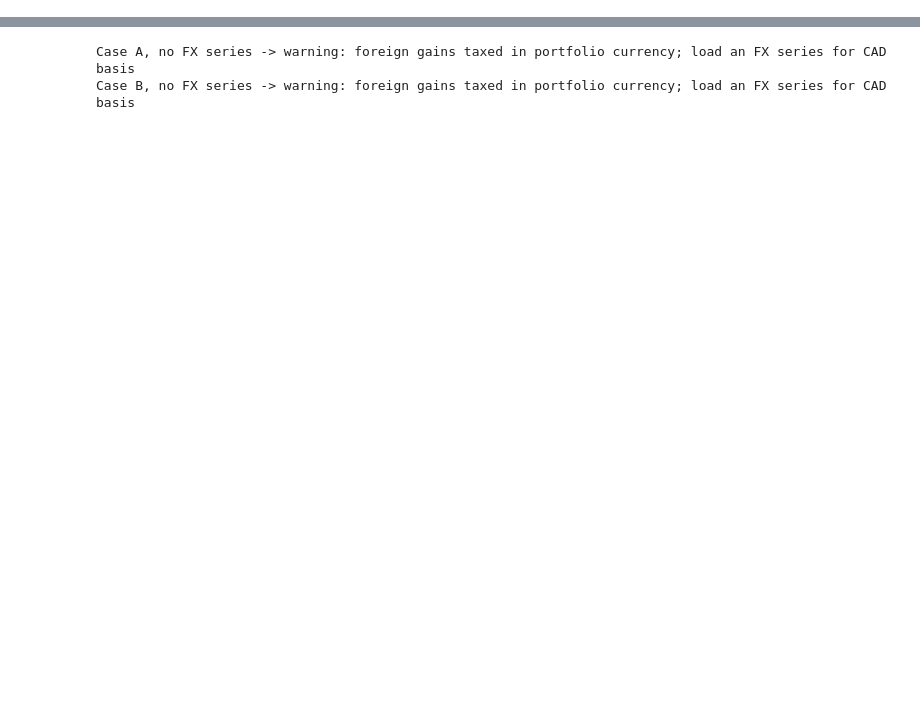
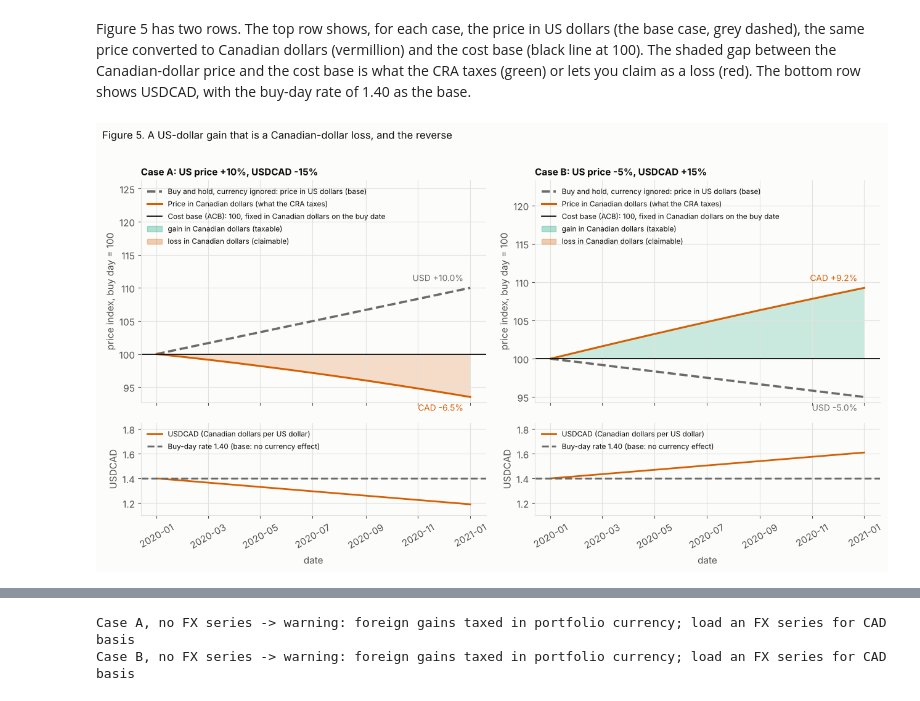
Before and after one commit to bgue/datasharing, a Jupyter notebook: screenlab/notebooks/tax_foreign_holdings.ipynb, the cells around one changed output, grey strips where cells are left out. Cells and saved outputs as stored; diff of their text form; code cells hidden in the pictures; blank space fills up the shorter version.

```diff
--- a/screenlab/notebooks/tax_foreign_holdings.ipynb
+++ b/screenlab/notebooks/tax_foreign_holdings.ipynb
@@ -362,0 +385,19 @@ If **no exchange-rate series is loaded**, the tax stage cannot convert, taxes th
+# %%
+rows = []
+for k, (usd_move, fx_move) in CASES.items():
+    for label, key in (("Buy and hold, currency ignored (US-dollar view; base)", "usd"), ("Currency counted (Canadian-dollar view; what the CRA taxes)", "cad")):
+        c3 = C3[(k, key)]
+        rows.append({"case": k, "USD price": f"{usd_move:+.0%}", "USDCAD": f"{fx_move:+.0%}", "view": label,
+                     "realized gain ($)": c3["gain"], "realized loss ($)": c3["loss"], "net gain or loss ($)": c3["net"],
+                     "capital gains tax ($)": c3["tax"], "net minus base ($)": c3["net"] - C3[(k, "usd")]["net"],
+                     "tax minus base ($)": c3["tax"] - C3[(k, "usd")]["tax"]})
+g = pd.DataFrame(rows).set_index(["case", "USD price", "USDCAD", "view"])
+print("Table 3. The taxable result of each case, with and without the currency, on $100,000")
+display(g.style.format("{:,.0f}"))
+a_cad = RES3["A"][2]["cad"].loc[2021]; b_cad = RES3["B"][2]["cad"].loc[2021]
+assert abs(a_cad["realized_losses"] - CAP * (1.10 * 0.85 - 1)) < 1e-6      # exact: 1.10 x 0.85 - 1 = -6.5%
+assert abs(b_cad["realized_gains"] - CAP * (0.95 * 1.15 - 1)) < 1e-6       # exact: 0.95 x 1.15 - 1 = +9.25%
+print(f"Case A: the US-dollar gain is +10%, the Canadian-dollar result is 1.10 x 0.85 - 1 = {1.10 * 0.85 - 1:+.2%}, "
+      f"a loss of ${-a_cad['realized_losses']:,.0f} on $100,000, and no tax.")
+print(f"Case B: the US-dollar result is -5%, the Canadian-dollar result is 0.95 x 1.15 - 1 = {0.95 * 1.15 - 1:+.2%}, "
+      f"a gain of ${b_cad['realized_gains']:,.0f}, taxed: ${b_cad['tax_capital_gains']:,.0f}.")
@@ -362,0 +414,32 @@ If **no exchange-rate series is loaded**, the tax stage cannot convert, taxes th
+# %% [markdown]
+Figure 5 has two rows. The top row shows, for each case, the price in US dollars (the base case, grey dashed), the same price converted to Canadian dollars (vermillion) and the cost base (black line at 100). The shaded gap between the Canadian-dollar price and the cost base is what the CRA taxes (green) or lets you claim as a loss (red). The bottom row shows USDCAD, with the buy-day rate of 1.40 as the base.
+# %%
+fig, axes = plt.subplots(2, 2, figsize=(13, 7.4), sharex=True, gridspec_kw=dict(height_ratios=[2.4, 1]))
+for j, (k, (usd_move, fx_move)) in enumerate(CASES.items()):
+    usd_px, fx, out = RES3[k]
+    sell = pd.Timestamp("2021-01-01"); keep = usd_px.index <= sell
+    usd_i = 100 * usd_px[keep]; cad_i = 100 * usd_px[keep] * fx[keep] / FX0
+    ax = axes[0, j]
+    ax.plot(usd_i.index, usd_i, color=GREY, lw=2.6, ls="--", label="Buy and hold, currency ignored: price in US dollars (base)")
+    ax.plot(cad_i.index, cad_i, color="#D55E00", lw=2.2, label="Price in Canadian dollars (what the CRA taxes)")
+    ax.axhline(100, color=INK, lw=1.3, label="Cost base (ACB): 100, fixed in Canadian dollars on the buy date")
+    ax.fill_between(cad_i.index, 100, cad_i, where=cad_i >= 100, color="#009E73", alpha=0.2, lw=0)
+    ax.fill_between(cad_i.index, 100, cad_i, where=cad_i < 100, color="#D55E00", alpha=0.2, lw=0)
+    ax.annotate(f"USD {usd_i.iloc[-1] - 100:+.1f}%", (sell, usd_i.iloc[-1]), xytext=(-8, 8 if usd_i.iloc[-1] >= cad_i.iloc[-1] else -16),
+                textcoords="offset points", ha="right", fontsize=10, color=GREY)
+    ax.annotate(f"CAD {cad_i.iloc[-1] - 100:+.1f}%", (sell, cad_i.iloc[-1]), xytext=(-8, -16 if usd_i.iloc[-1] >= cad_i.iloc[-1] else 8),
+                textcoords="offset points", ha="right", fontsize=10, color="#D55E00")
+    lo_, hi_ = ax.get_ylim(); ax.set_ylim(lo_, hi_ + (hi_ - lo_) * 0.85)           # headroom for the legend
+    h, l = ax.get_legend_handles_labels()
+    h += [Patch(color="#009E73", alpha=0.3, label="gain in Canadian dollars (taxable)"), Patch(color="#D55E00", alpha=0.3, label="loss in Canadian dollars (claimable)")]
+    ax.legend(handles=h, loc="upper left", fontsize=8.5)
+    ax.set_title(f"Case {k}: US price {usd_move:+.0%}, USDCAD {fx_move:+.0%}", loc="left", fontsize=11, fontweight="bold"); ax.set_ylabel("price index, buy day = 100")
+    axf = axes[1, j]
+    axf.plot(fx[keep].index, fx[keep], color="#D55E00", lw=2, label="USDCAD (Canadian dollars per US dollar)")
+    axf.axhline(FX0, color=GREY, ls="--", lw=2.2, label="Buy-day rate 1.40 (base: no currency effect)")
+    axf.set_ylabel("USDCAD"); axf.set_xlabel("date"); axf.set_ylim(1.1, 1.85); axf.tick_params(axis="x", rotation=30)
+    axf.legend(loc="upper left", fontsize=8.5)
+fig.suptitle("Figure 5. A US-dollar gain that is a Canadian-dollar loss, and the reverse", x=0.01, ha="left", fontsize=12)
+fig.tight_layout(rect=(0, 0, 1, 0.97)); display(fig); plt.close(fig)
+# %% [output]
+[figure, added]
```
Also changed, not shown: parts of 52 cells of this notebook, 6 other files.
